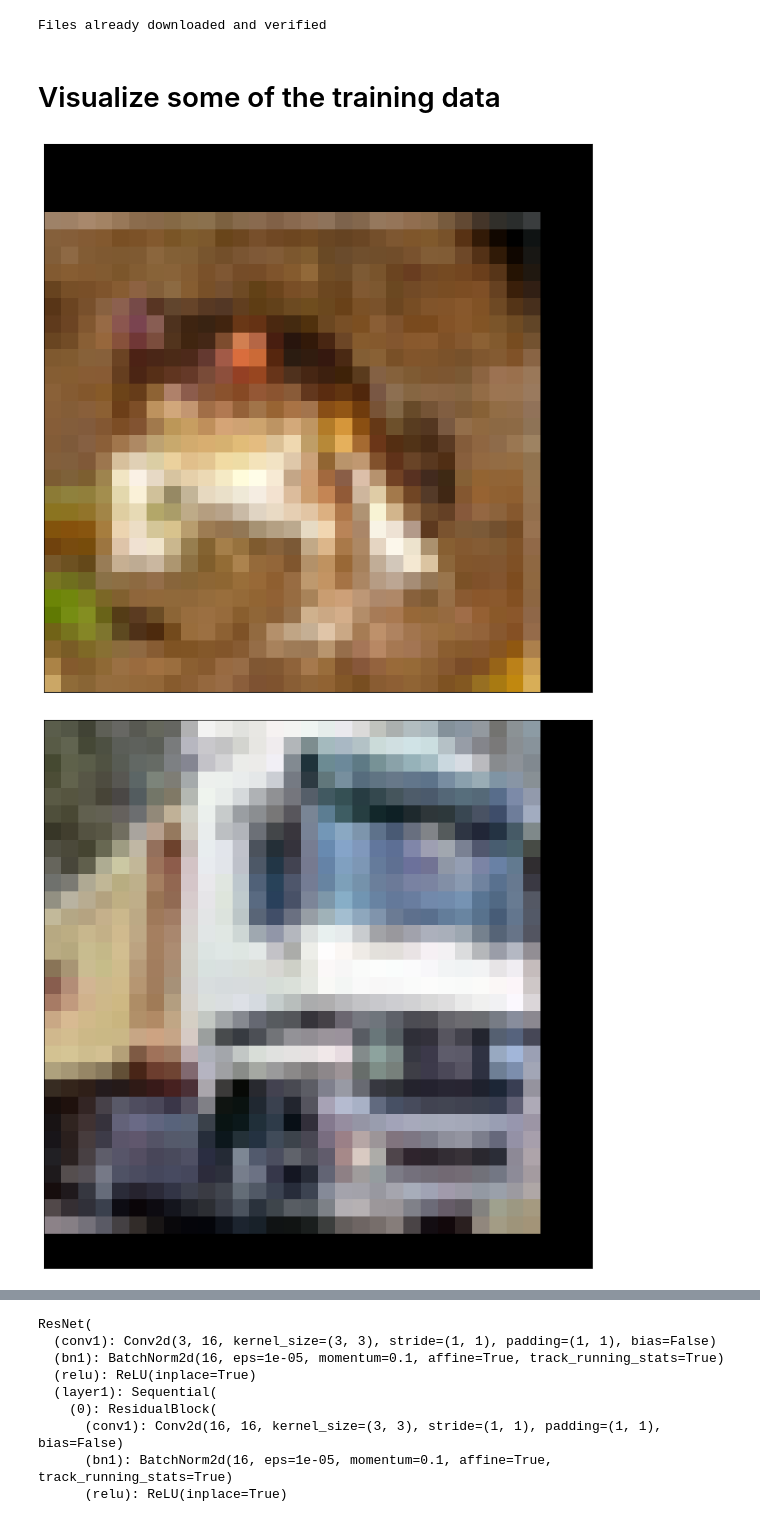
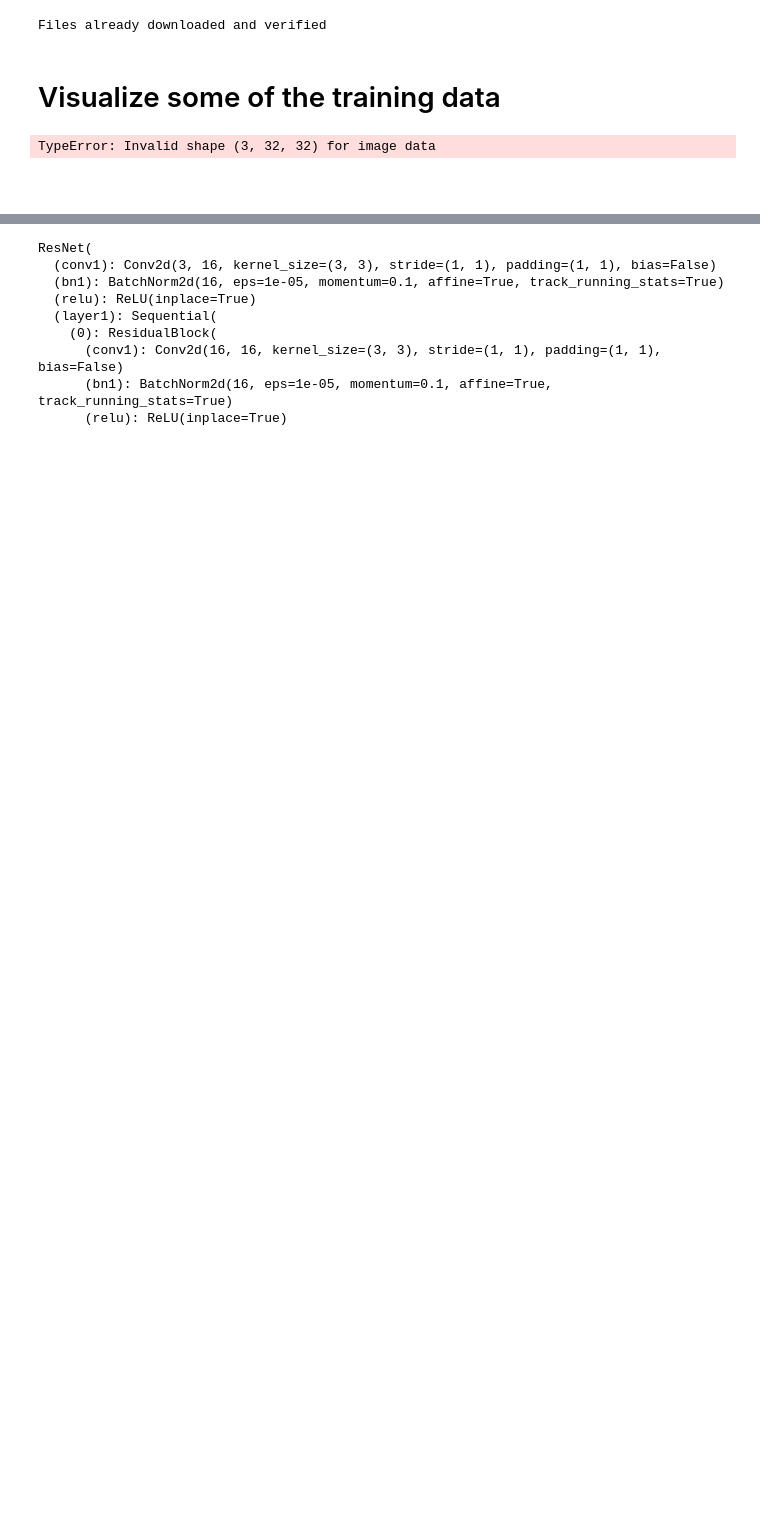
Before and after one commit to Saacman/FedLearning, a Jupyter notebook: resnet.ipynb, the cells around one changed output, grey strips where cells are left out. Drawn from its saved outputs; the diff is of its cells as text; code cells hidden in the pictures; blank space fills up the shorter version.

```diff
--- a/resnet.ipynb
+++ b/resnet.ipynb
@@ -50,18 +50,21 @@ Files already downloaded and verified
 # %%
 def denormalize(images, means, stds):
     means = torch.tensor(means).reshape(1, 3, 1, 1)
     stds = torch.tensor(stds).reshape(1, 3, 1, 1)
     return images * stds + means
 
-i = 0
-for images, labels in train_dataset:
-        fig, ax = plt.subplots(figsize=(12, 12))
-        ax.set_xticks([]); ax.set_yticks([])
-        denorm_images = denormalize(images, *stats)
-        ax.imshow(make_grid(denorm_images, nrow=8).permute(1, 2, 0).clamp(0,1))
-        i += 1
-        if i >= 5:
-            break
+
+figure = plt.figure()
+num_of_images = 20
+for index in range(1, num_of_images + 1):
+        image, labels = train_dataset[index]
+        plt.subplot(60, 20, index)
+        plt.axis('off')
+        #fig, ax = plt.subplots(figsize=(12, 12))
+        #ax.set_xticks([]); ax.set_yticks([])
+        denorm_image = denormalize(image, *stats)
+        #ax.imshow(make_grid(denorm_image, nrow=8).permute(1, 2, 0).clamp(0,1))
+        plt.imshow(denorm_image.permute(1, 2, 0,3).numpy().squeeze())
 # %% [output]
+TypeError: Invalid shape (3, 32, 32) for image data
-[figure, old version]
+[figure, new version]
-[figure, removed]
```
Also changed, not shown: parts of 3 cells of this notebook, 3 other files.
